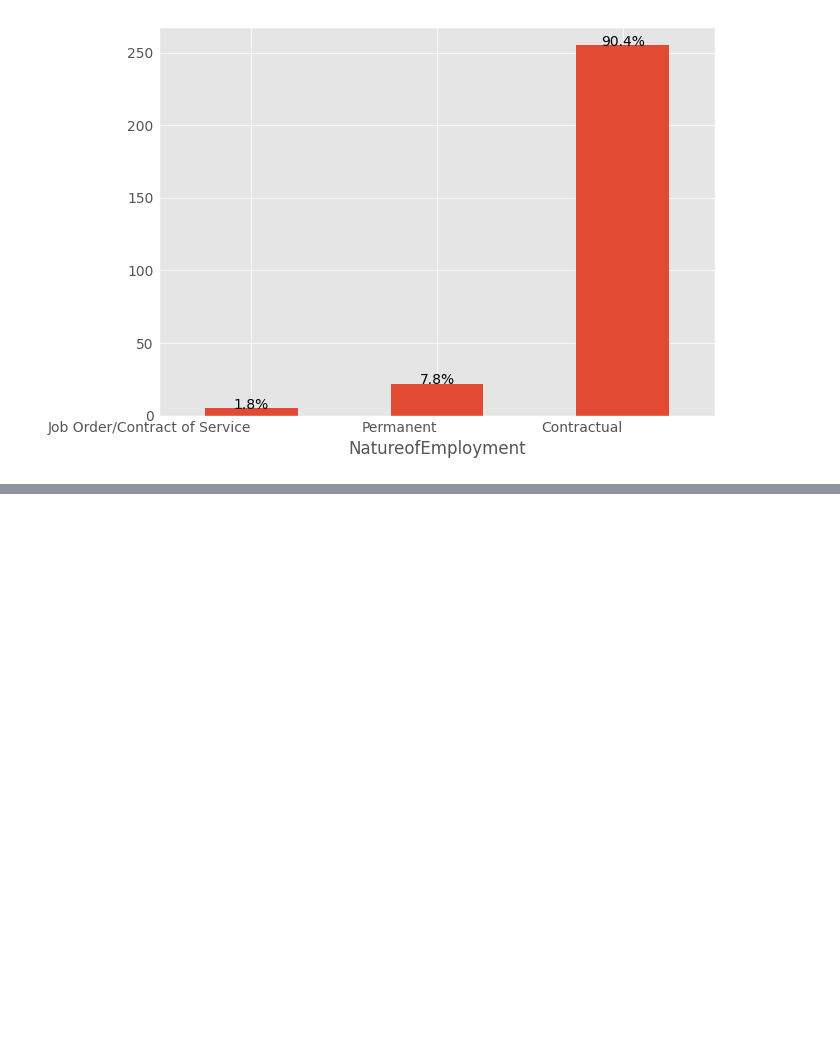
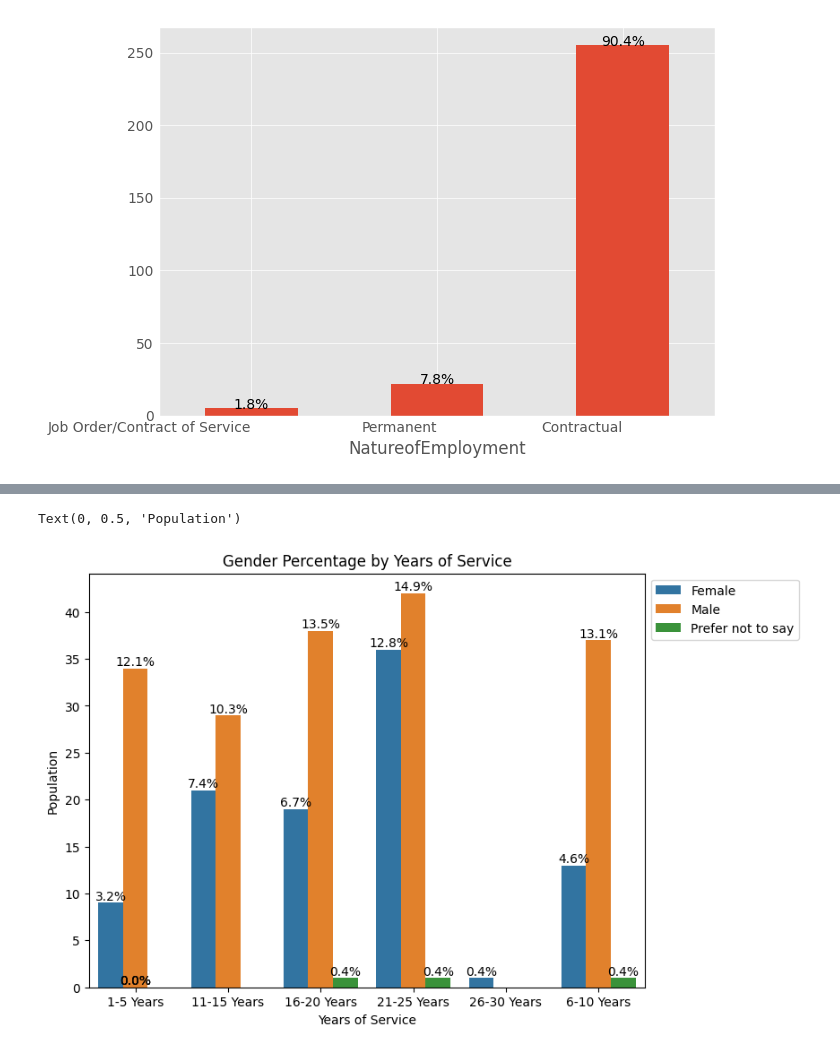
Before and after one commit to pjcroxas/Talent-Retention-in-Railway-Workforce, a Jupyter notebook: Comprehensive_Data_Analysis_Railway_Workforce_Retention.ipynb, the cells around one changed output, grey strips where cells are left out. Saved outputs shown, nothing was run; the diff lists cells and outputs as text; code cells hidden in the pictures; blank space fills up the shorter version.

```diff
--- a/Comprehensive_Data_Analysis_Railway_Workforce_Retention.ipynb
+++ b/Comprehensive_Data_Analysis_Railway_Workforce_Retention.ipynb
@@ -105,0 +143,9 @@ plot_univariate("NatureofEmployment", "bar", angle=0)
+# %%
+plot_sex_distrib("YearsofService")
+plt.legend(loc='upper left', bbox_to_anchor=(1, 1))
+plt.title("Gender Percentage by Years of Service")
+plt.xlabel("Years of Service")
+plt.ylabel("Population")
+# %% [output]
+Text(0, 0.5, 'Population')
+[figure, added]
```
Also changed, not shown: parts of 24 cells of this notebook.
